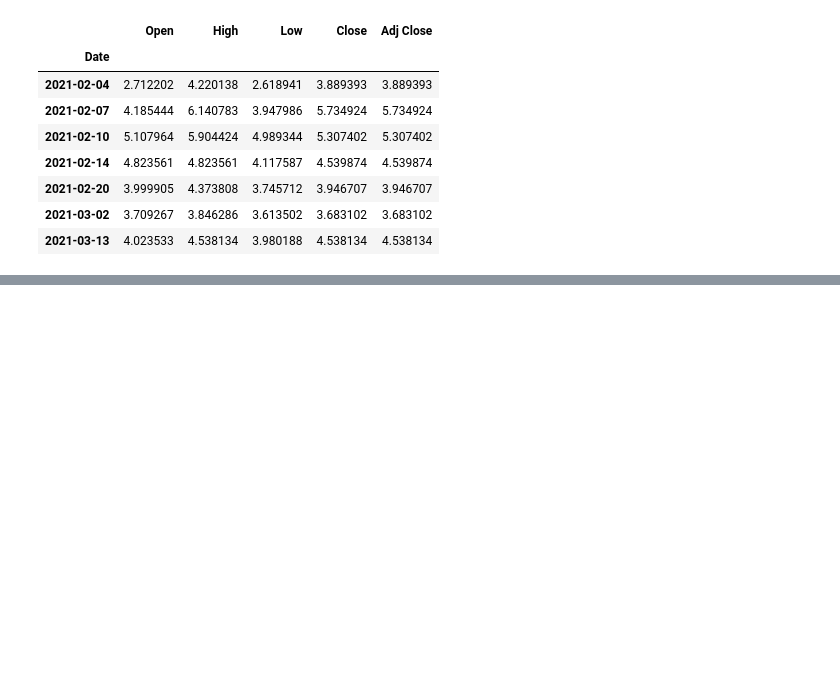
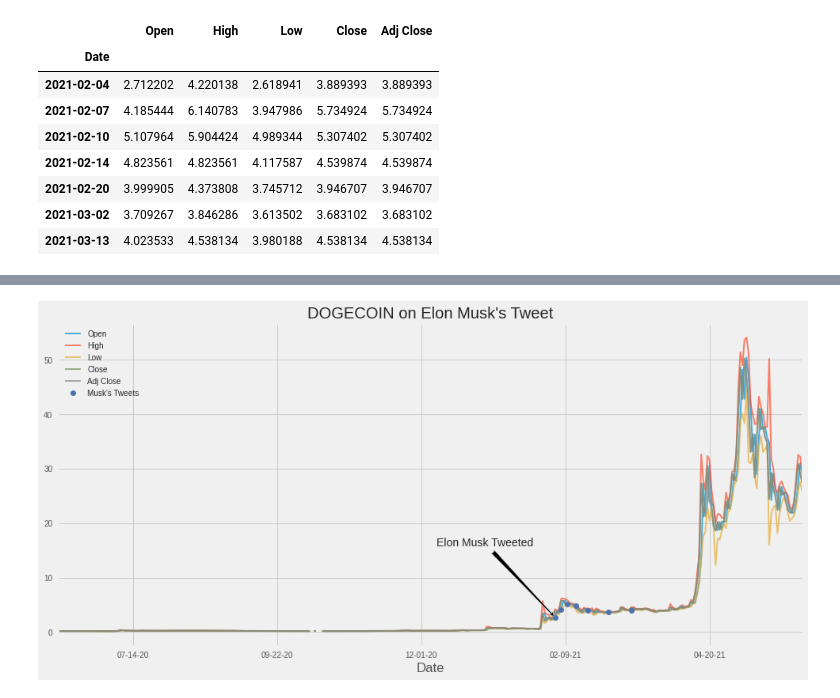
Before and after one commit to rodincode/CryptoTweets, a Jupyter notebook: CryptoTweets.ipynb, the cells around one changed output, grey strips where cells are left out. Saved outputs shown, nothing was run; the diff lists cells and outputs as text; code cells hidden in the pictures; blank space fills up the shorter version.

```diff
--- a/CryptoTweets.ipynb
+++ b/CryptoTweets.ipynb
@@ -110,0 +103,34 @@ df.plot()
+# %%
+import matplotlib.pyplot as plt
+import matplotlib.dates as mdates
+
+plt.style.use("fivethirtyeight")
+
+fig, ax = plt.subplots(figsize=(15,7))
+
+ax.plot(df.index, df["Open"],linewidth = 2, alpha = .7, label='Open')
+ax.legend(loc="upper left")
+ax.plot(df.index, df["High"],linewidth = 2, alpha = .7, label='High')
+ax.legend(loc="upper left")
+ax.plot(df.index, df["Low"],linewidth = 2, alpha = .7, label='Low')
+ax.legend(loc="upper left")
+ax.plot(df.index, df["Close"],linewidth = 2, alpha = .7, label='Close')
+ax.legend(loc="upper left")
+ax.plot(df.index, df["Adj Close"],linewidth = 2, alpha = .7, label='Adj Close')
+ax.legend(loc="upper left")
+
+ax.plot(cryptweets.index, cryptweets["Open"],"bo", label="Musk's Tweets")
+ax.legend(loc="upper left")
+ax.set(xlabel="Date",
+       title="DOGECOIN on Elon Musk's Tweet")
+# Format the x axis
+ax.xaxis.set_major_locator(mdates.WeekdayLocator(interval=10))
+ax.xaxis.set_major_formatter(mdates.DateFormatter("%m-%d-%y"))
+
+
+ax.annotate('Elon Musk Tweeted',xy=(mdates.date2num(cryptweets.index[0]),2.712202),xytext=(-150, 90),
+            textcoords='offset points', arrowprops=dict(arrowstyle='fancy',facecolor="black"))
+ax.xaxis.zoom(0.5)
+plt.show()
+# %% [output]
+[figure, added]
```
Also changed, not shown: parts of 5 cells of this notebook.
